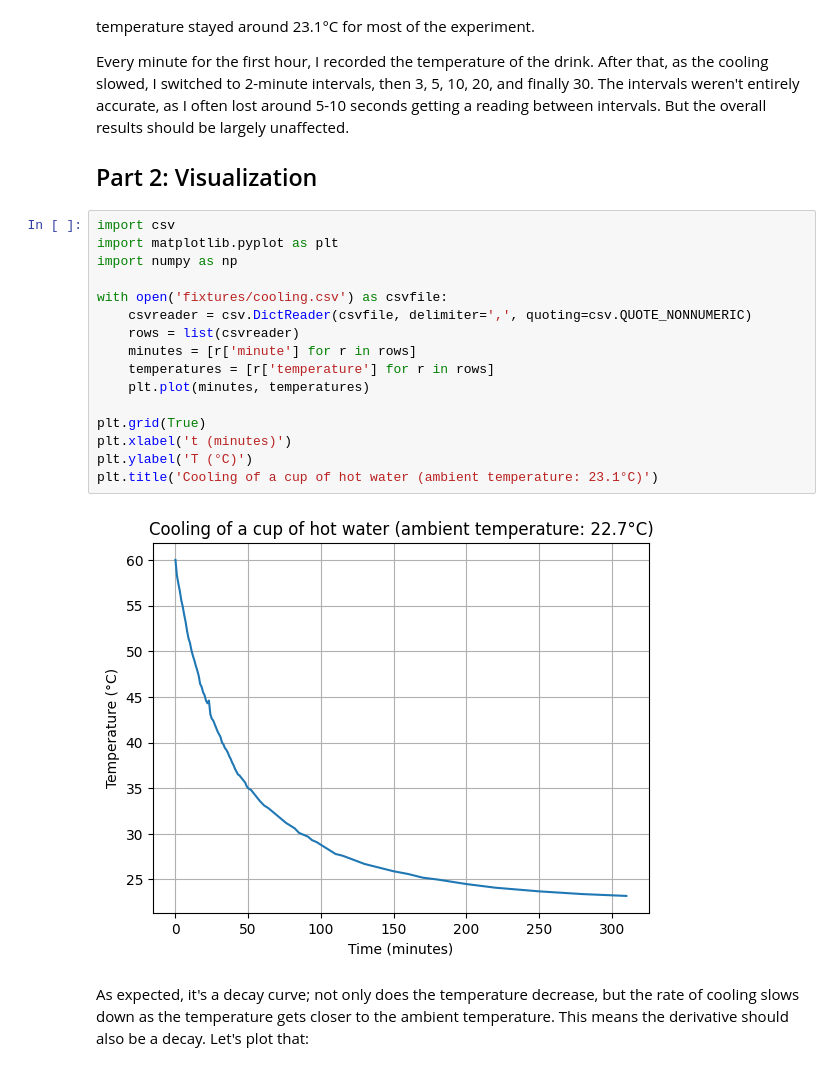
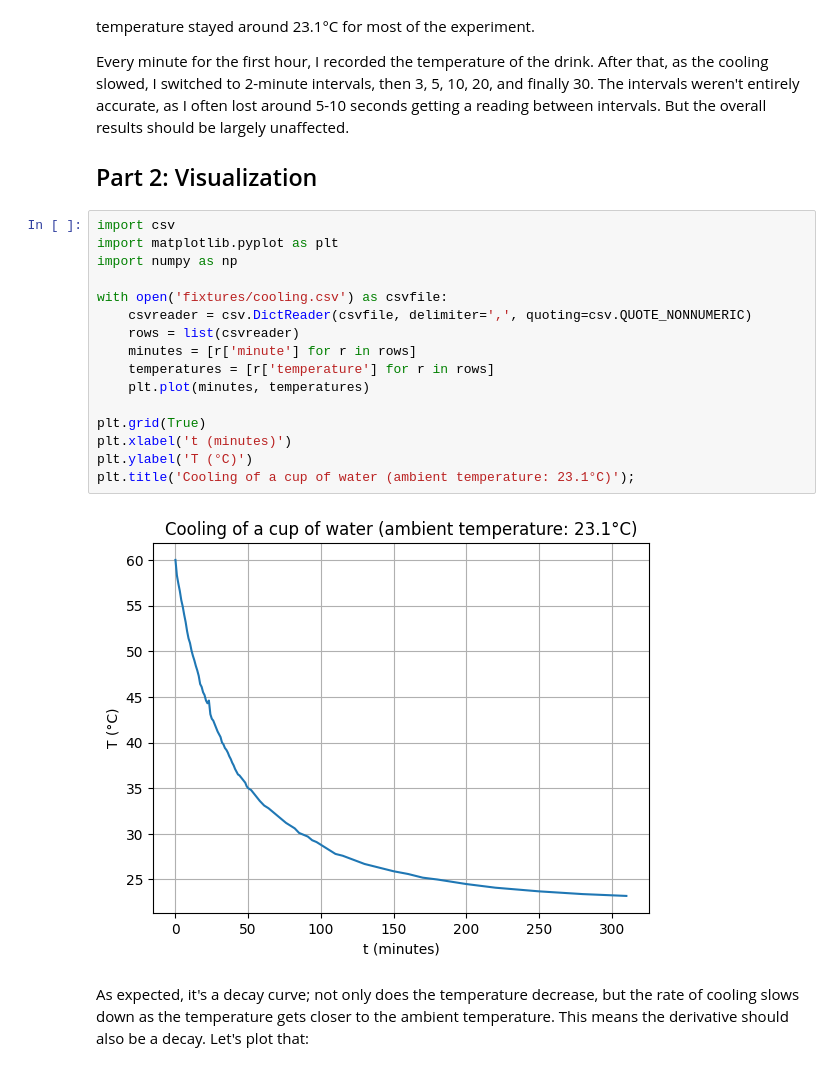
Before and after one commit to shalvah/CourseProjects, a Jupyter notebook: analysis_cooling.ipynb, the cells around one changed output. Cells and saved outputs as stored; diff of their text form.

```diff
--- a/analysis_cooling.ipynb
+++ b/analysis_cooling.ipynb
@@ -11,21 +11,21 @@ Every minute for the first hour, I recorded the temperature of the drink. After
 # %%
 import csv
 import matplotlib.pyplot as plt
 import numpy as np
 
 with open('fixtures/cooling.csv') as csvfile:
     csvreader = csv.DictReader(csvfile, delimiter=',', quoting=csv.QUOTE_NONNUMERIC)
     rows = list(csvreader)
     minutes = [r['minute'] for r in rows]
     temperatures = [r['temperature'] for r in rows]
     plt.plot(minutes, temperatures)
 
 plt.grid(True)
 plt.xlabel('t (minutes)')
 plt.ylabel('T (°C)')
-plt.title('Cooling of a cup of hot water (ambient temperature: 23.1°C)')
+plt.title('Cooling of a cup of water (ambient temperature: 23.1°C)');
 # %% [output]
-[figure, old version]
+[figure, new version]
 # %% [markdown]
 
 As expected, it's a decay curve; not only does the temperature decrease, but the rate of cooling slows down as the temperature gets closer to the ambient temperature. This means the derivative should also be a decay. Let's plot that:
```
Also changed, not shown: parts of 2 cells of this notebook.
